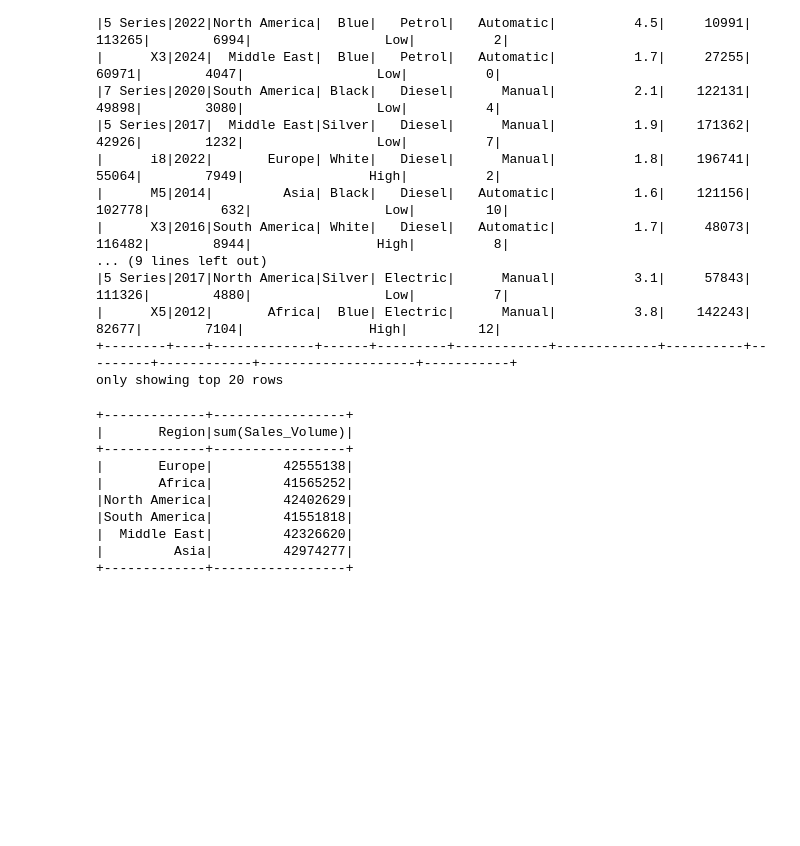
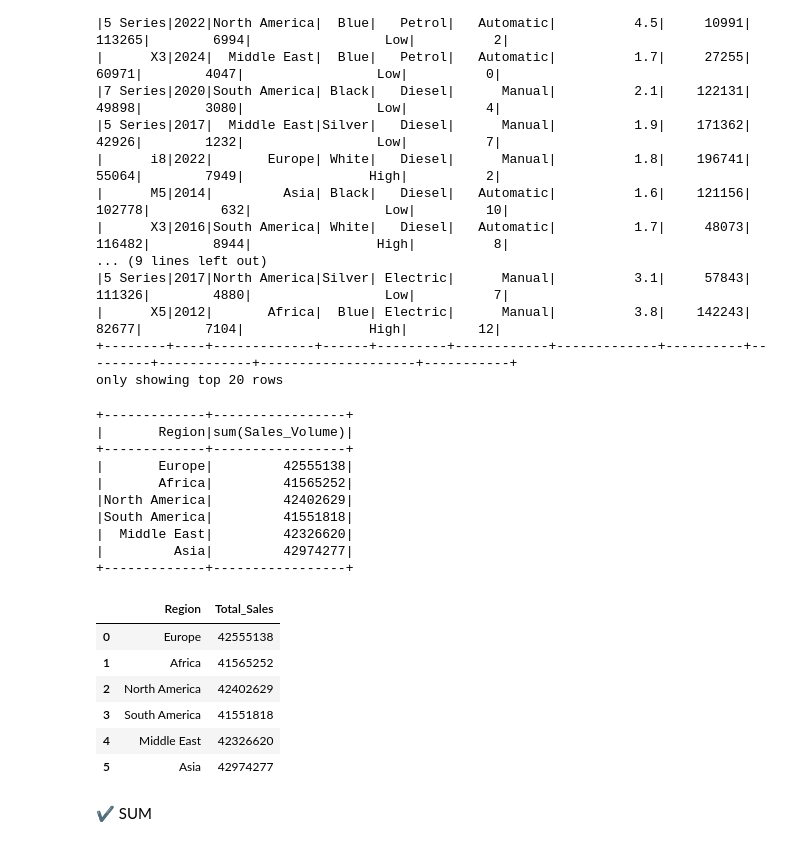
Before and after one commit to dinkardongre/pyspark-data-analysis, a Jupyter notebook: sales_data_analysis.ipynb, the cells around one changed output. Saved outputs shown, nothing was run; the diff lists cells and outputs as text; code cells hidden in the pictures; blank space fills up the shorter version.

```diff
--- a/sales_data_analysis.ipynb
+++ b/sales_data_analysis.ipynb
@@ -166,3 +166,17 @@ df.groupBy("Region").agg(F.sum("Sales_Volume")).show()
 |  Middle East|         42326620|
 |         Asia|         42974277|
 +-------------+-----------------+
+# %%
+df.groupBy("Region").agg(
+    F.sum("Sales_Volume").alias("Total_Sales")
+).toPandas()
+# %% [output]
+|  | Region | Total_Sales |
+| 0 | Europe | 42555138 |
+| 1 | Africa | 41565252 |
+| 2 | North America | 42402629 |
+| 3 | South America | 41551818 |
+| 4 | Middle East | 42326620 |
+| 5 | Asia | 42974277 |
+# %% [markdown]
+✔️ SUM
```
Also changed, not shown: parts of 22 cells of this notebook, 1 other file.
